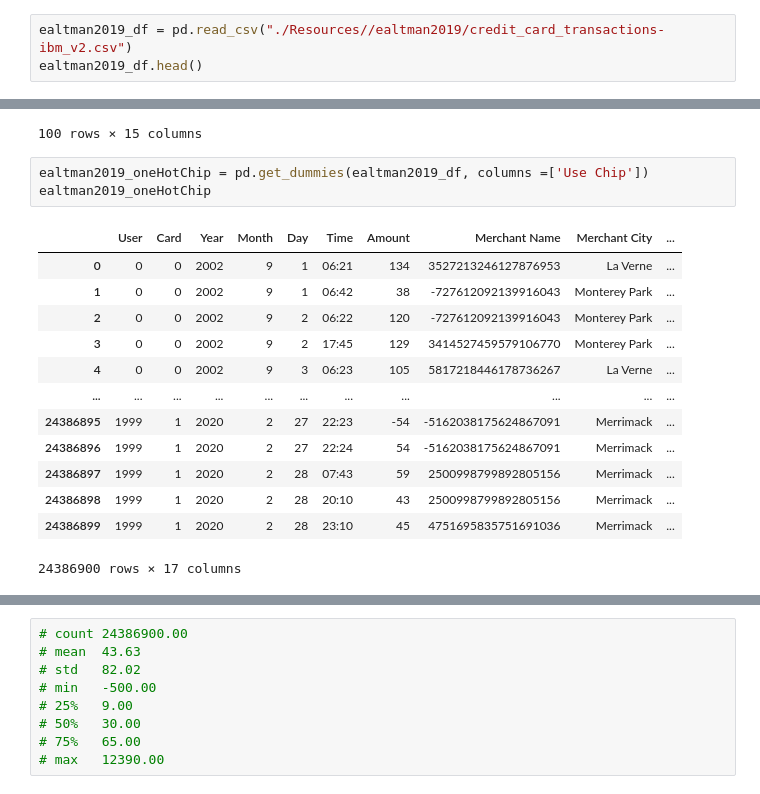
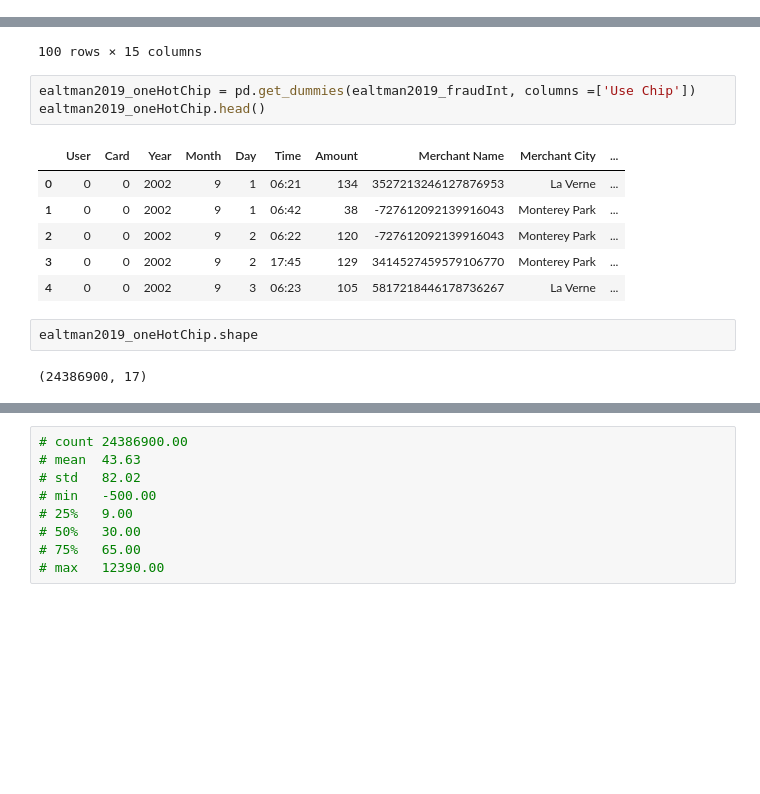
Before and after one commit to OP78142/UTSA-Bootcamp-Final, a Jupyter notebook: Scratch notebook.ipynb, the cells around one changed output, grey strips where cells are left out. Cells and saved outputs as stored; diff of their text form; blank space fills up the shorter version.

```diff
--- a/Scratch notebook.ipynb
+++ b/Scratch notebook.ipynb
@@ -18,3 +19,0 @@ from sklearn.preprocessing import OneHotEncoder
-# %%
-ealtman2019_df = pd.read_csv("./Resources//ealtman2019/credit_card_transactions-ibm_v2.csv")
-ealtman2019_df.head()
@@ -247,20 +120,17 @@ ealtman2019_fraudInt.head(100)
 | 99 | 0 | 0 | 2002 | 10 | 6 | 06:14 | 139 | Online Transaction | -7421093378627544099 | ONLINE | ... |
 100 rows × 15 columns
 # %%
-ealtman2019_oneHotChip = pd.get_dummies(ealtman2019_df, columns =['Use Chip'])
-ealtman2019_oneHotChip
+ealtman2019_oneHotChip = pd.get_dummies(ealtman2019_fraudInt, columns =['Use Chip'])
+ealtman2019_oneHotChip.head()
 # %% [output]
 |  | User | Card | Year | Month | Day | Time | Amount | Merchant Name | Merchant City | ... |
 | 0 | 0 | 0 | 2002 | 9 | 1 | 06:21 | 134 | 3527213246127876953 | La Verne | ... |
 | 1 | 0 | 0 | 2002 | 9 | 1 | 06:42 | 38 | -727612092139916043 | Monterey Park | ... |
 | 2 | 0 | 0 | 2002 | 9 | 2 | 06:22 | 120 | -727612092139916043 | Monterey Park | ... |
 | 3 | 0 | 0 | 2002 | 9 | 2 | 17:45 | 129 | 3414527459579106770 | Monterey Park | ... |
 | 4 | 0 | 0 | 2002 | 9 | 3 | 06:23 | 105 | 5817218446178736267 | La Verne | ... |
-| ... | ... | ... | ... | ... | ... | ... | ... | ... | ... | ... |
-| 24386895 | 1999 | 1 | 2020 | 2 | 27 | 22:23 | -54 | -5162038175624867091 | Merrimack | ... |
-| 24386896 | 1999 | 1 | 2020 | 2 | 27 | 22:24 | 54 | -5162038175624867091 | Merrimack | ... |
-| 24386897 | 1999 | 1 | 2020 | 2 | 28 | 07:43 | 59 | 2500998799892805156 | Merrimack | ... |
-| 24386898 | 1999 | 1 | 2020 | 2 | 28 | 20:10 | 43 | 2500998799892805156 | Merrimack | ... |
-| 24386899 | 1999 | 1 | 2020 | 2 | 28 | 23:10 | 45 | 4751695835751691036 | Merrimack | ... |
-24386900 rows × 17 columns
+# %%
+ealtman2019_oneHotChip.shape
+# %% [output]
+(24386900, 17)
 # %%
```
Also changed, not shown: parts of 90 cells of this notebook.
